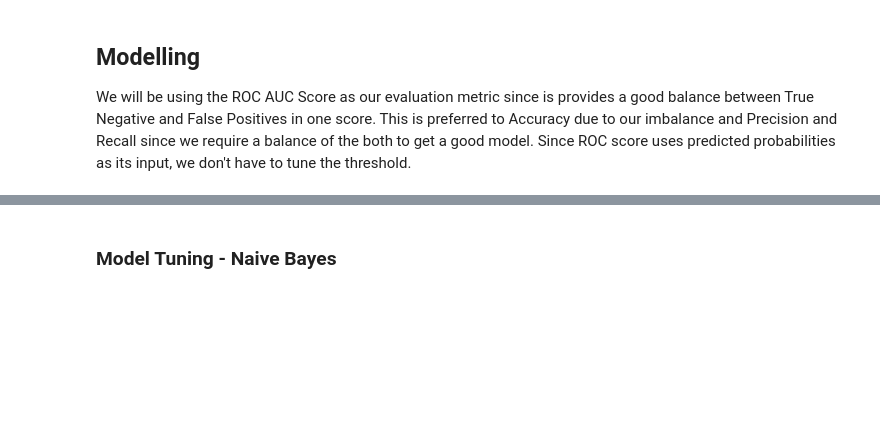
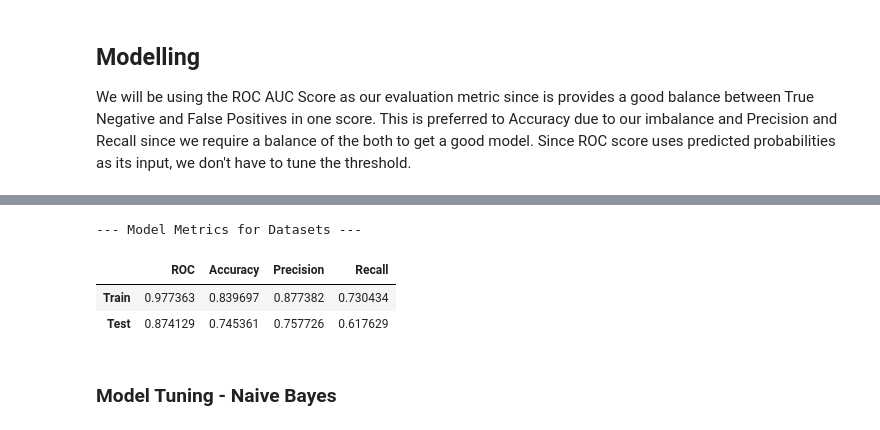
Before and after one commit to j4mes12/ITDA_Coursework, a Jupyter notebook: Task 1/Task 1.ipynb, the cells around one changed output, grey strips where cells are left out. Cells and saved outputs as stored; diff of their text form; code cells hidden in the pictures; blank space fills up the shorter version.

```diff
--- a/Task 1/Task 1.ipynb
+++ b/Task 1/Task 1.ipynb
@@ -276,3 +223,20 @@ RECALL: 0.63365
+# %%
+baseline_lr = LogisticRegression()
+baseline_tfidf = TfidfVectorizer()
+
+baseline_pipeline = Pipeline([
+    ('tfidf', baseline_tfidf),
+    ('lr', baseline_lr)
+])
+
+baseline_pipeline.fit(**train_data)
+
+f.evaluate_model_on_ttv(baseline_pipeline, datasets)
+# %% [output]
+--- Model Metrics for Datasets ---
+|  | ROC | Accuracy | Precision | Recall |
+| Train | 0.977363 | 0.839697 | 0.877382 | 0.730434 |
+| Test | 0.874129 | 0.745361 | 0.757726 | 0.617629 |
 # %% [markdown]
 ### Model Tuning - Naive Bayes
 # %%
```
Also changed, not shown: parts of 17 cells of this notebook, 1 other file.
